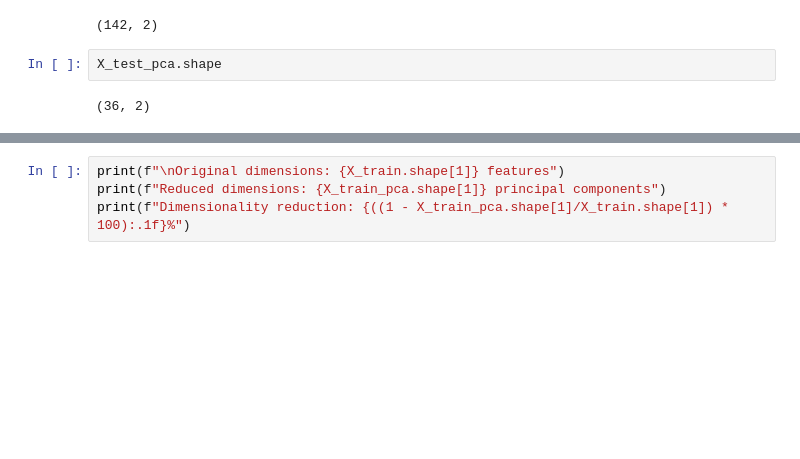
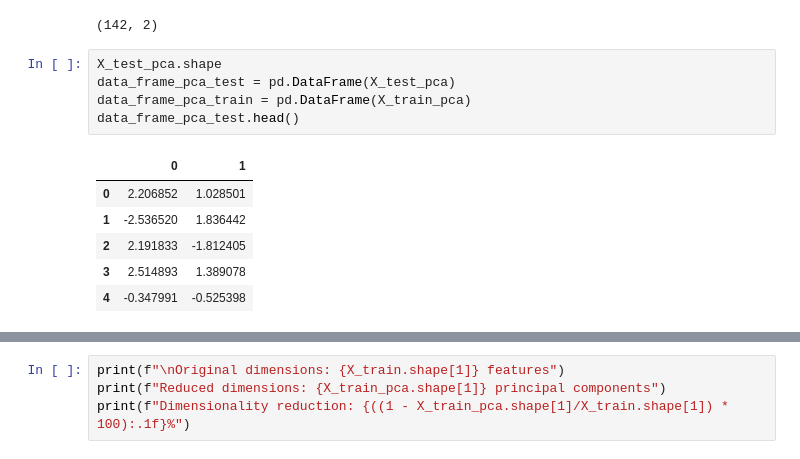
Before and after one commit to FivePesos/Ai-Math-and-Deep-Learning, a Jupyter notebook: Projects/Principal Component Analysis .ipynb, the cells around one changed output, grey strips where cells are left out. Drawn from its saved outputs; the diff is of its cells as text; blank space fills up the shorter version.

```diff
--- a/Projects/Principal Component Analysis .ipynb
+++ b/Projects/Principal Component Analysis .ipynb
@@ -83,5 +102,13 @@ X_train_pca.shape
 (142, 2)
 # %%
 X_test_pca.shape
+data_frame_pca_test = pd.DataFrame(X_test_pca)
+data_frame_pca_train = pd.DataFrame(X_train_pca)
+data_frame_pca_test.head()
 # %% [output]
-(36, 2)
+|  | 0 | 1 |
+| 0 | 2.206852 | 1.028501 |
+| 1 | -2.536520 | 1.836442 |
+| 2 | 2.191833 | -1.812405 |
+| 3 | 2.514893 | 1.389078 |
+| 4 | -0.347991 | -0.525398 |
```
Also changed, not shown: parts of 6 cells of this notebook.
